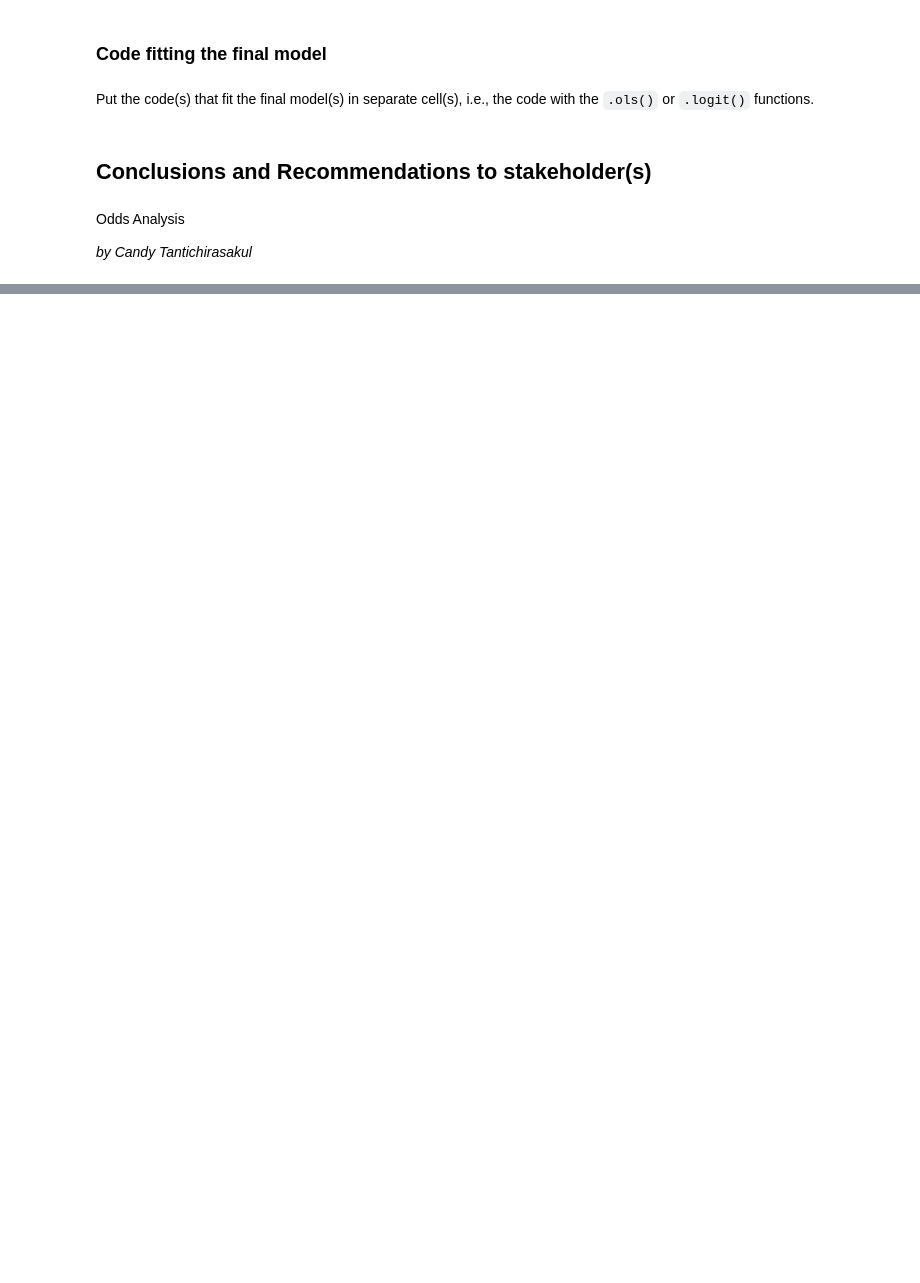
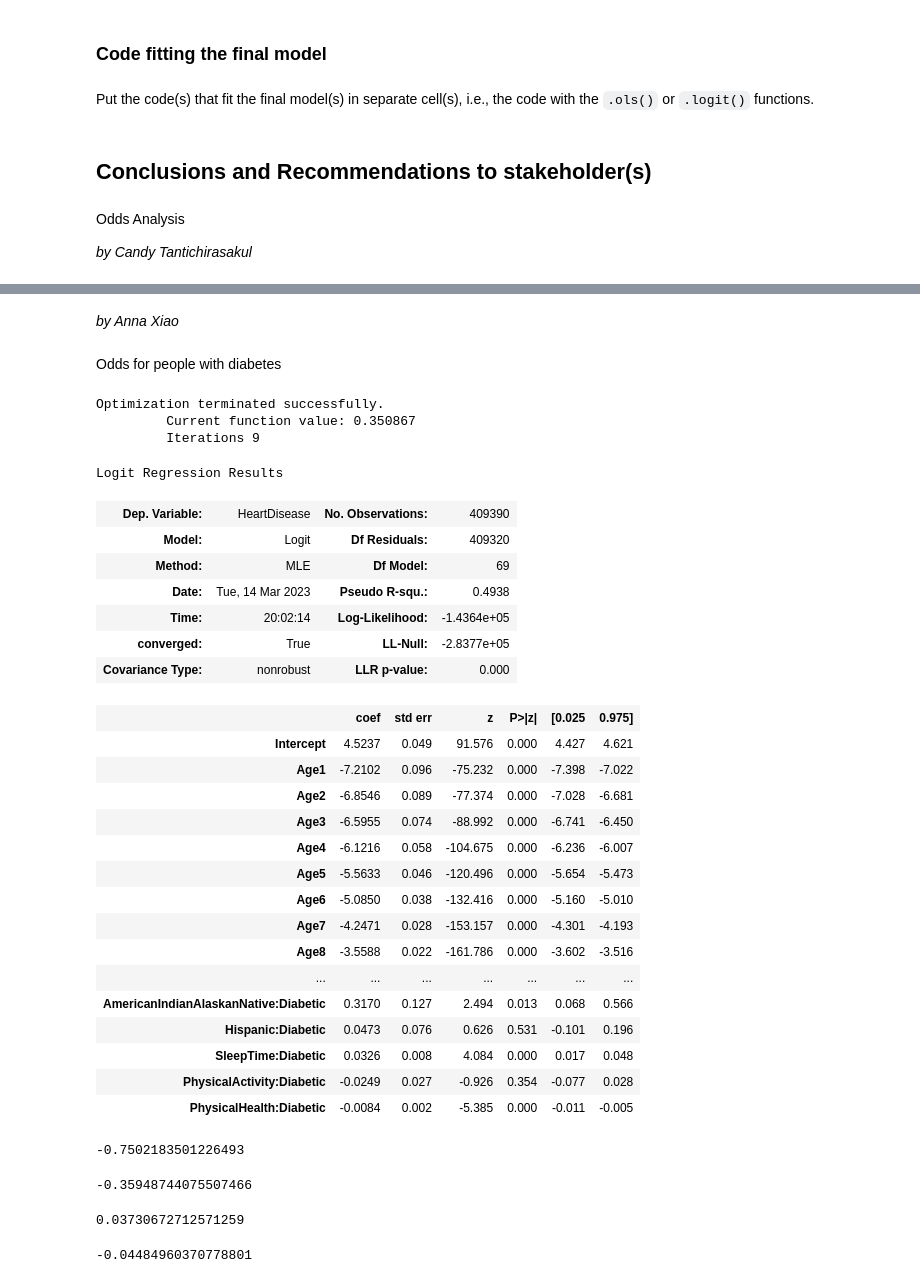
Before and after one commit to JerayuT/Group-5-WQ23-Data-Science, a Jupyter notebook: Project Code Template.ipynb, the cells around one changed output, grey strips where cells are left out. Saved outputs shown, nothing was run; the diff lists cells and outputs as text; code cells hidden in the pictures; blank space fills up the shorter version.

```diff
--- a/Project Code Template.ipynb
+++ b/Project Code Template.ipynb
@@ -1434,0 +1438,51 @@ np.exp(model.params.PhysicalActivity) - 1
+# %% [markdown]
+*by Anna Xiao*
+# %% [markdown]
+Odds for people with diabetes
+# %%
+model_diabetic = sm.logit(formula = 'HeartDisease~((Age1+Age2+Age3+Age4+Age5+Age6+Age7+Age8+Age9+Age10+Age11+Age12)+(Verygood+Fair+Good+Poor)+Asthma+Smoking+KidneyDisease+Stroke+Sex+AlcoholDrinking+DiffWalking+BMI+SkinCancer+MentalHealth+(White+Black+Asian+AmericanIndianAlaskanNative+Hispanic)+SleepTime+PhysicalActivity+PhysicalHealth)*Diabetic', data = train_smote).fit()
+model_diabetic.summary()
+# %% [output]
+Optimization terminated successfully.
+         Current function value: 0.350867
+         Iterations 9
+Logit Regression Results
+| Dep. Variable: | HeartDisease | No. Observations: | 409390 |
+| Model: | Logit | Df Residuals: | 409320 |
+| Method: | MLE | Df Model: | 69 |
+| Date: | Tue, 14 Mar 2023 | Pseudo R-squ.: | 0.4938 |
+| Time: | 20:02:14 | Log-Likelihood: | -1.4364e+05 |
+| converged: | True | LL-Null: | -2.8377e+05 |
+| Covariance Type: | nonrobust | LLR p-value: | 0.000 |
+|  | coef | std err | z | P>|z| | [0.025 | 0.975] |
+| Intercept | 4.5237 | 0.049 | 91.576 | 0.000 | 4.427 | 4.621 |
+| Age1 | -7.2102 | 0.096 | -75.232 | 0.000 | -7.398 | -7.022 |
+| Age2 | -6.8546 | 0.089 | -77.374 | 0.000 | -7.028 | -6.681 |
+| Age3 | -6.5955 | 0.074 | -88.992 | 0.000 | -6.741 | -6.450 |
+| Age4 | -6.1216 | 0.058 | -104.675 | 0.000 | -6.236 | -6.007 |
+| Age5 | -5.5633 | 0.046 | -120.496 | 0.000 | -5.654 | -5.473 |
+| Age6 | -5.0850 | 0.038 | -132.416 | 0.000 | -5.160 | -5.010 |
+| Age7 | -4.2471 | 0.028 | -153.157 | 0.000 | -4.301 | -4.193 |
+| Age8 | -3.5588 | 0.022 | -161.786 | 0.000 | -3.602 | -3.516 |
+| ... | ... | ... | ... | ... | ... | ... |
+| AmericanIndianAlaskanNative:Diabetic | 0.3170 | 0.127 | 2.494 | 0.013 | 0.068 | 0.566 |
+| Hispanic:Diabetic | 0.0473 | 0.076 | 0.626 | 0.531 | -0.101 | 0.196 |
+| SleepTime:Diabetic | 0.0326 | 0.008 | 4.084 | 0.000 | 0.017 | 0.048 |
+| PhysicalActivity:Diabetic | -0.0249 | 0.027 | -0.926 | 0.354 | -0.077 | 0.028 |
+| PhysicalHealth:Diabetic | -0.0084 | 0.002 | -5.385 | 0.000 | -0.011 | -0.005 |
+# %%
+np.exp(model_diabetic.params['AlcoholDrinking']+model_diabetic.params['AlcoholDrinking:Diabetic']) - 1
+# %% [output]
+-0.7502183501226493
+# %%
+np.exp(model_diabetic.params['PhysicalActivity']+model_diabetic.params['PhysicalActivity:Diabetic']) - 1
+# %% [output]
+-0.35948744075507466
+# %%
+np.exp(model_diabetic.params['Smoking']+model_diabetic.params['Smoking:Diabetic']) - 1
+# %% [output]
+0.03730672712571259
+# %%
+np.exp(model_diabetic.params['SleepTime']+model_diabetic.params['SleepTime:Diabetic']) - 1
+# %% [output]
+-0.04484960370778801
```
Also changed, not shown: parts of 25 cells of this notebook.
